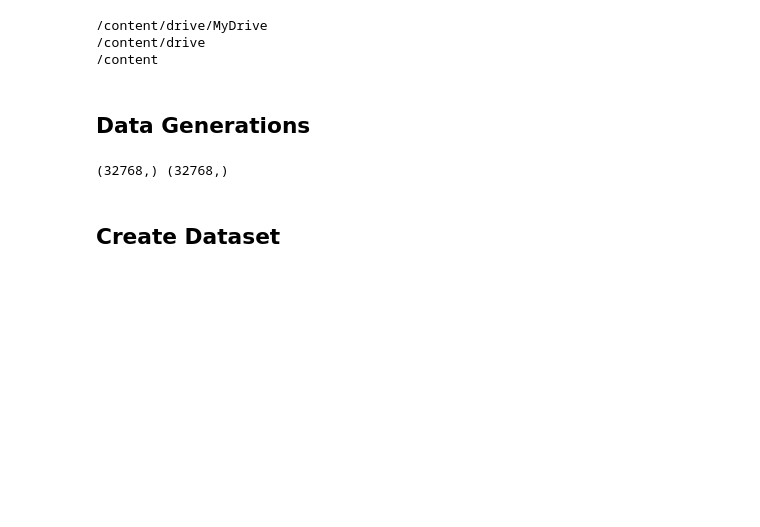
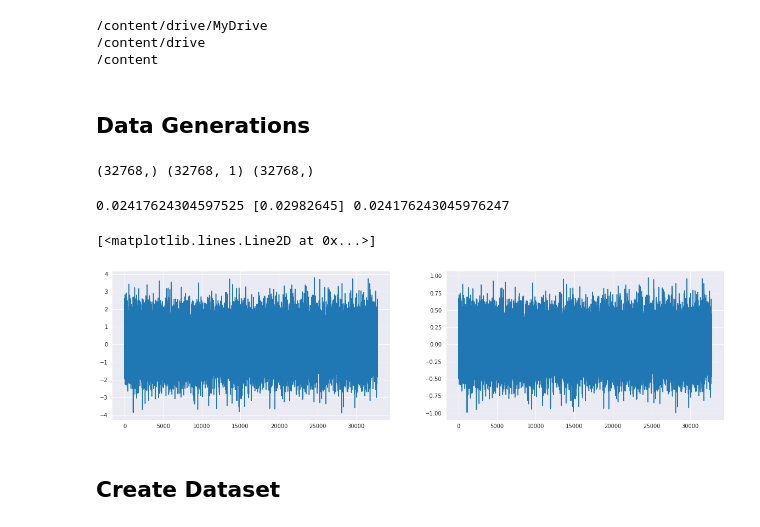
Before and after one commit to barauna-lo/Colored_Noise, a Jupyter notebook: RNN_PSD_prediction.ipynb, the cells around one changed output. Drawn from its saved outputs; the diff is of its cells as text; code cells hidden in the pictures; blank space fills up the shorter version.

```diff
--- a/RNN_PSD_prediction.ipynb
+++ b/RNN_PSD_prediction.ipynb
@@ -249,11 +249,23 @@ dat = cn.powerlaw_psd_gaussian(bet, samples)
 scaler = MaxAbsScaler()
 dat1 = np.reshape(dat,(-1, 1))
 dat1 = scaler.fit_transform(dat1)
+dat2 = np.reshape(dat1,len(dat1))
+print(dat.shape,dat1.shape,dat2.shape)
+# %% [output]
+(32768,) (32768, 1) (32768,)
-# %%
-dat2 = np.reshape(dat1,len(dat1))
-print(dat2.shape,dat.shape)
-# %% [output]
-(32768,) (32768,)
+# %%
+print(beta(dat),beta(dat1),beta(dat2))
+# %% [output]
+0.02417624304597525 [0.02982645] 0.024176243045976247
+# %%
+plt.figure(figsize=(20,5))
+plt.subplot(1,2,1)
+plt.plot(dat)
+plt.subplot(1,2,2)
+plt.plot(dat2)
+# %% [output]
+[<matplotlib.lines.Line2D at 0x...>]
+[figure, added]
 # %% [markdown]
 ## Create Dataset
 # %%
```
Also changed, not shown: parts of 2 cells of this notebook.
